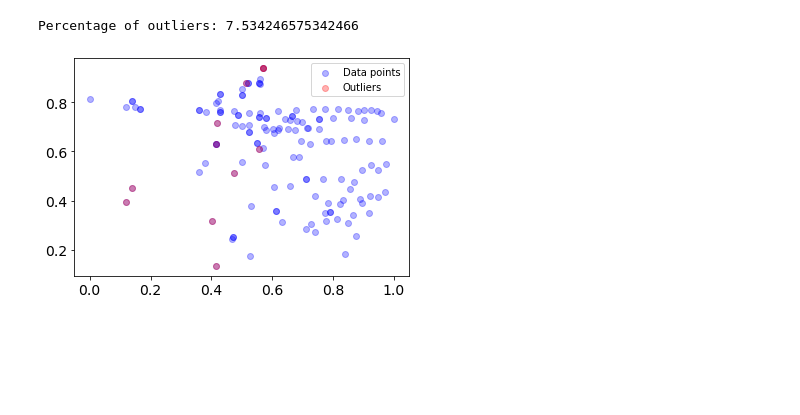
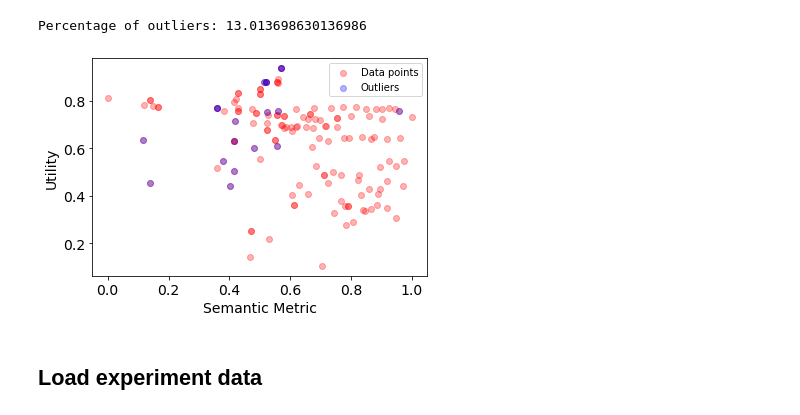
Before and after one commit to ey-l/explainable-discretization, a Jupyter notebook: notebooks/pca-explore.ipynb, the cells around one changed output. Cells and saved outputs as stored; diff of their text form; code cells hidden in the pictures; blank space fills up the shorter version.

```diff
--- a/notebooks/pca-explore.ipynb
+++ b/notebooks/pca-explore.ipynb
@@ -40,12 +41,13 @@ dataset = 'pima'
 min_num_bins = 2
 max_num_bins = 20
 target = 'Outcome'
+gpt_measure = False
 semantic_metrics = ['gpt_distance', 'l2_norm', 'KLDiv']
-attributes = {'Age': [-1, 18, 35, 50, 65, 100], 'Glucose': [-1, 140, 200], 'BMI': [-1, 18.5, 25, 30, 68], }
+attributes = {'Glucose': [-1, 140, 200], 'BMI': [-1, 18.5, 25, 30, 68], 'Age': [-1, 18, 35, 50, 65, 100], }
 
 for attr, gold_standard_bins in attributes.items():
 
-    ss = get_data_imputation_search_space(raw_data, attr, target, gold_standard_bins, min_num_bins, max_num_bins)
-
+    #ss = get_data_imputation_search_space(raw_data, attr, target, gold_standard_bins, min_num_bins, max_num_bins, gpt_measure)
+    ss = get_explainable_modeling_search_space(raw_data, attr, target, gold_standard_bins, min_num_bins, max_num_bins, gpt_measure)
     break
 # %% [output]
@@ -120,6 +174,9 @@ def cluster_sampling(search_space, num_samples:int=2, frac_outlier_samples=0.5,
 # %%
 #for semantic_metric in semantic_metrics:
 semantic_metric = 'l2_norm'
-datapoints, gt_pareto_points = get_pareto_front(ss.candidates, semantic_metric)
-explored_points, est_pareto_points, outliers = cluster_sampling(ss, 1, 0.5, semantic_metric)
+dim = 5
+n_points_per_cluster = 2
+n_samples = 1
+datapoints, gt_pareto_points, points_df = get_pareto_front(ss.candidates, semantic_metric)
+explored_points, est_pareto_points, outliers, clusters = cluster_sampling(ss, n_samples, 1, semantic_metric, dim, n_points_per_cluster)
 # %% [output]
@@ -131,0 +292,24 @@ Pareto points: [[0.5705384594247325, 0.9388020833333334], [0.6944659540122743, 0
+# %%
+# top 3 biggest clusters
+top_n = 1
+cluster_sizes = np.unique(clusters, return_counts=True)
+top_clusters = cluster_sizes[0][np.argsort(cluster_sizes[1])[-top_n:]]
+top_cluster_indices = []
+for c in top_clusters:
+    top_cluster_indices.extend(np.where(clusters == c)[0])
+top_cluster_points = [ss.candidates[i] for i in top_cluster_indices]
+top_cluster_points = get_points(top_cluster_points, semantic_metric)
+
+datapoints = np.array(datapoints)
+otherpoints = np.array(top_cluster_points)
+#print("Percentage of outliers:", len(outliers[0]) / len(datapoints[0]) * 100)
+# Set size of the plot
+f, ax = plt.subplots(figsize=(6, 4))
+ax.scatter(datapoints[0], datapoints[1], c='red', label='Data points', alpha=0.3)
+ax.scatter(otherpoints[0], otherpoints[1], c='blue', label='Other points', alpha=0.3)
+ax.xaxis.set_tick_params(labelsize=14)
+ax.yaxis.set_tick_params(labelsize=14)
+ax.set_xlabel('Semantic Metric', fontsize=14)
+ax.set_ylabel('Utility', fontsize=14)
+ax.legend()
+plt.show()
@@ -132,15 +318,19 @@ Pareto points: [[0.5705384594247325, 0.9388020833333334], [0.6944659540122743, 0
 # %%
 datapoints = np.array(datapoints)
 outliers = np.array(outliers)
 print("Percentage of outliers:", len(outliers[0]) / len(datapoints[0]) * 100)
 # Set size of the plot
 f, ax = plt.subplots(figsize=(6, 4))
-ax.scatter(datapoints[0], datapoints[1], c='blue', label='Data points', alpha=0.3)
-ax.scatter(outliers[0], outliers[1], c='red', label='Outliers', alpha=0.3)
+ax.scatter(datapoints[0], datapoints[1], c='red', label='Data points', alpha=0.3)
+ax.scatter(outliers[0], outliers[1], c='blue', label='Outliers', alpha=0.3)
 ax.xaxis.set_tick_params(labelsize=14)
 ax.yaxis.set_tick_params(labelsize=14)
+ax.set_xlabel('Semantic Metric', fontsize=14)
+ax.set_ylabel('Utility', fontsize=14)
 ax.legend()
 plt.show()
 # %% [output]
-Percentage of outliers: 7.534246575342466
+Percentage of outliers: 13.013698630136986
-[figure, old version]
+[figure, new version]
+# %% [markdown]
+## Load experiment data
```
Also changed, not shown: parts of 21 cells of this notebook, 6 other files.
